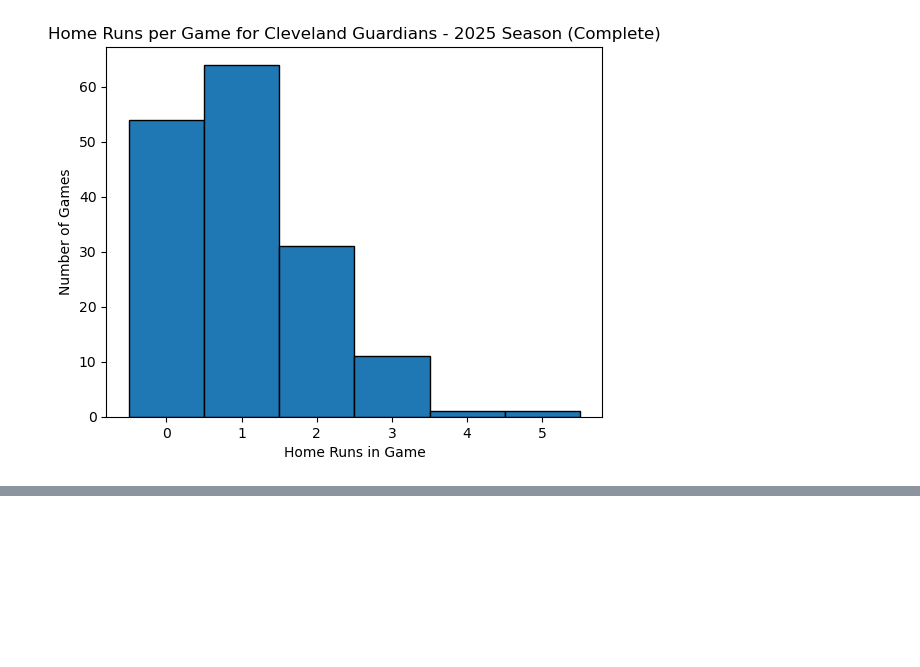
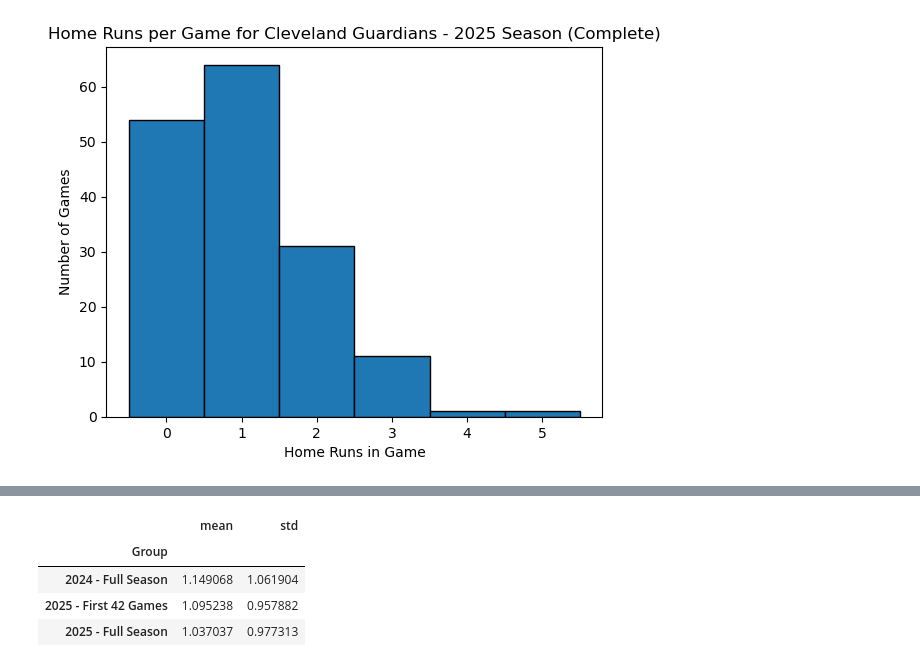
Before and after one commit to mrbond-25/BaseballHRs-Postseason-Eval, a Jupyter notebook: main.ipynb, the cells around one changed output, grey strips where cells are left out. Cells and saved outputs as stored; diff of their text form; code cells hidden in the pictures; blank space fills up the shorter version.

```diff
--- a/main.ipynb
+++ b/main.ipynb
@@ -28,0 +52,10 @@ Guards_First42.loc[:,"Group"] = "2025 - First 42 Games"
+# %%
+summary_stats = df.groupby("Group")["HR"].agg(['mean','std'])
+# %%
+summary_stats
+# %% [output]
+|  | mean | std |
+| Group |  |  |
+| 2024 - Full Season | 1.149068 | 1.061904 |
+| 2025 - First 42 Games | 1.095238 | 0.957882 |
+| 2025 - Full Season | 1.037037 | 0.977313 |
```
Also changed, not shown: parts of 6 cells of this notebook, 1 other file.
